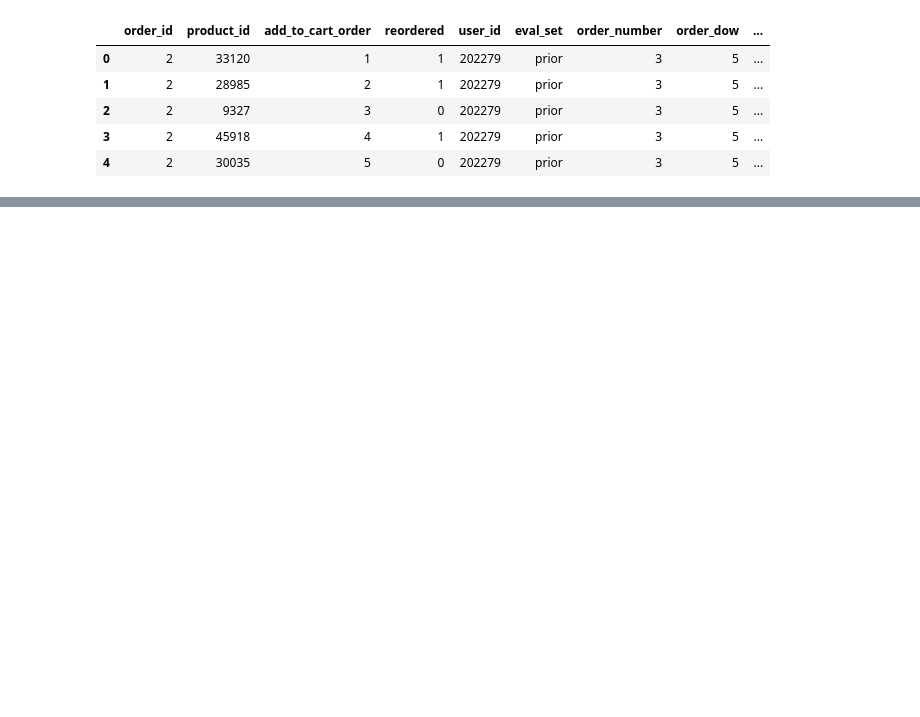
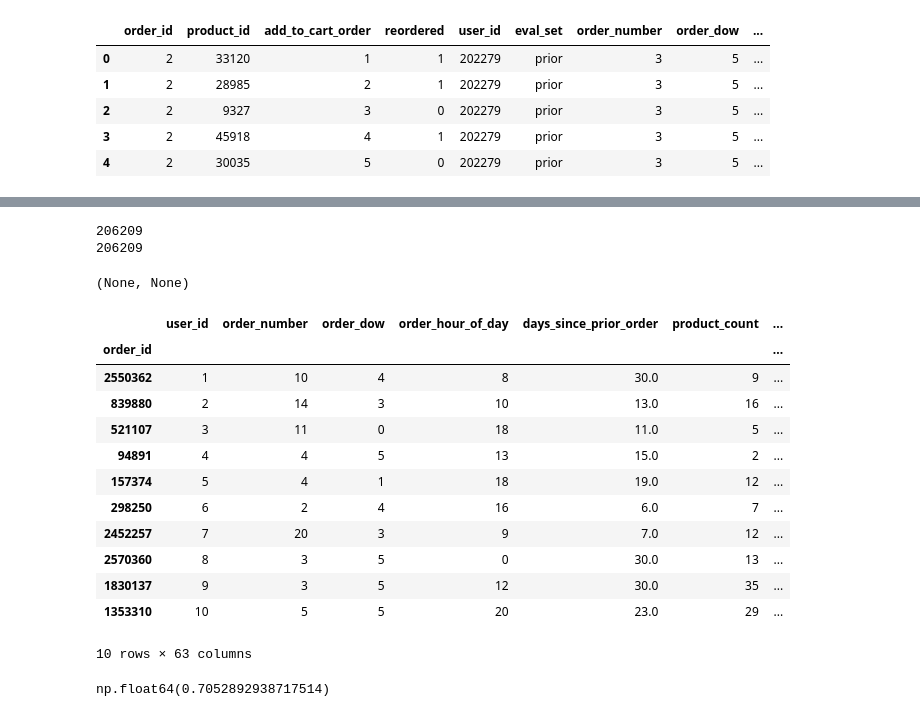
Before and after one commit to blottb7/instacart, a Jupyter notebook: notebooks/02_full_data/ben_full_data_modeling_2.ipynb, the cells around one changed output, grey strips where cells are left out. Saved outputs shown, nothing was run; the diff lists cells and outputs as text; code cells hidden in the pictures; blank space fills up the shorter version.

```diff
--- a/notebooks/02_full_data/ben_full_data_modeling_2.ipynb
+++ b/notebooks/02_full_data/ben_full_data_modeling_2.ipynb
@@ -60,0 +220,7 @@ df
+# %%
+# Create a baseline model using just the median days since prior order.
+baseline_df = train_df.groupby("user_id")["days_since_prior_order"].median().reset_index().rename(
+    columns={"days_since_prior_order":"median_baseline_pred"}
+)
+
+baseline_df.head(10)
@@ -60,0 +255,9 @@ df
+# %%
+# Impute median_baseline_pred missing values with the median days since prior order.
+median_train_baseline = train_df['days_since_prior_order'].median()
+
+baseline_df['median_baseline_pred'] = (
+    baseline_df["median_baseline_pred"].fillna(median_train_baseline)
+)
+
+baseline_df.head(10)
@@ -60,0 +276,5 @@ df
+# %%
+# Turn baseline prediction into a true/false value to predict if the next order is
+# within the next 7 days
+baseline_df["baseline_pred"] = baseline_df["median_baseline_pred"] <= 7
+baseline_df.head(10)
@@ -60,0 +293,33 @@ df
+# %%
+# Check length of df'
+print(len(baseline_df)), print(len(val_df))
+# %% [output]
+206209
+206209
+(None, None)
+# %%
+val_df["baseline_pred"] = val_df["user_id"].map(
+    baseline_df.set_index("user_id")["baseline_pred"]
+)
+
+val_df.head(10)
+# %% [output]
+|  | user_id | order_number | order_dow | order_hour_of_day | days_since_prior_order | product_count | ... |
+| order_id |  |  |  |  |  |  | ... |
+| 2550362 | 1 | 10 | 4 | 8 | 30.0 | 9 | ... |
+| 839880 | 2 | 14 | 3 | 10 | 13.0 | 16 | ... |
+| 521107 | 3 | 11 | 0 | 18 | 11.0 | 5 | ... |
+| 94891 | 4 | 4 | 5 | 13 | 15.0 | 2 | ... |
+| 157374 | 5 | 4 | 1 | 18 | 19.0 | 12 | ... |
+| 298250 | 6 | 2 | 4 | 16 | 6.0 | 7 | ... |
+| 2452257 | 7 | 20 | 3 | 9 | 7.0 | 12 | ... |
+| 2570360 | 8 | 3 | 5 | 0 | 30.0 | 13 | ... |
+| 1830137 | 9 | 3 | 5 | 12 | 30.0 | 35 | ... |
+| 1353310 | 10 | 5 | 5 | 20 | 23.0 | 29 | ... |
+10 rows × 63 columns
+# %%
+# Score the baseline model.
+# Compare the predictions to the validation set to get percentage of correct predictions.
+(val_df["baseline_pred"] == val_df["next_order_within_7_days"]).mean()
+# %% [output]
+np.float64(0.7052892938717514)
```
Also changed, not shown: parts of 19 cells of this notebook.
